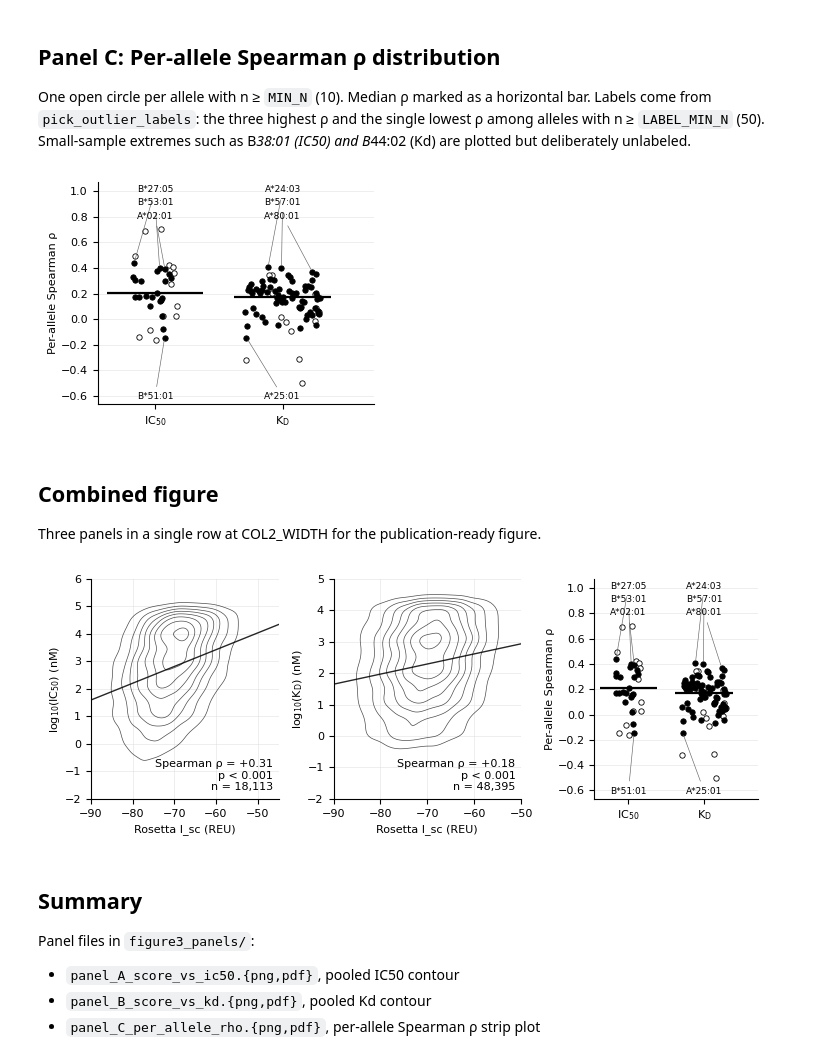
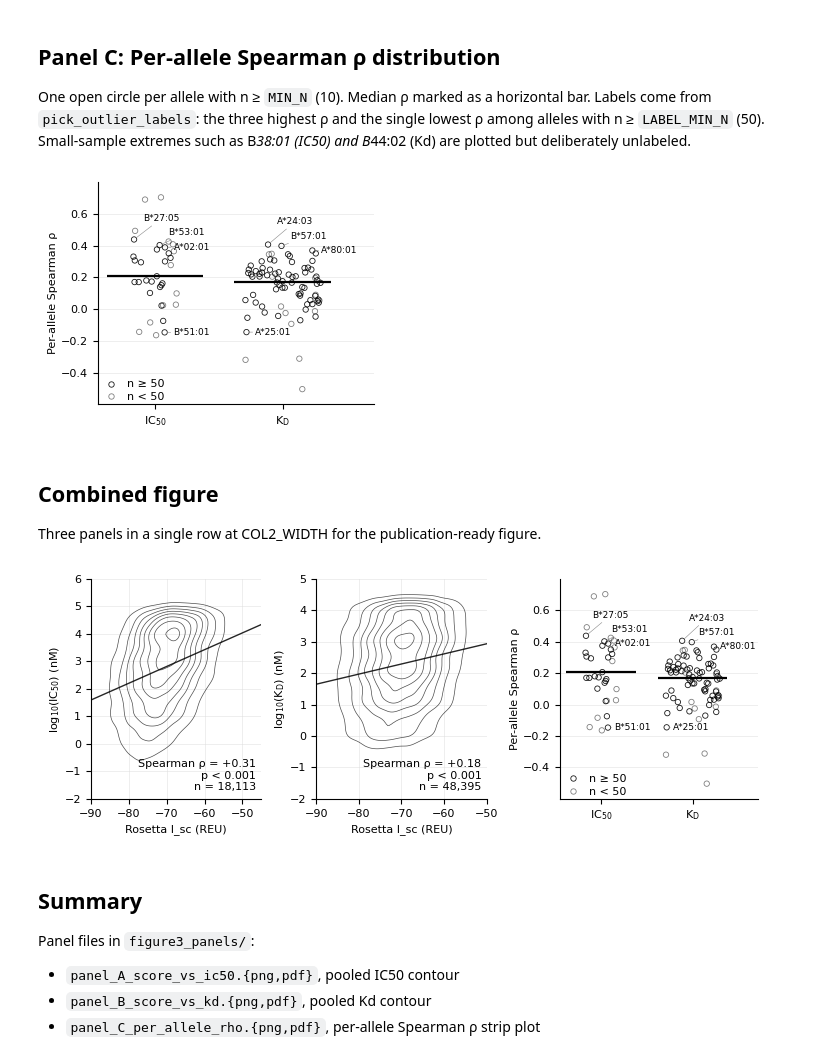
Before and after one commit to kunikohunter/PepBind3D, a Jupyter notebook: 06_figure3_panels.ipynb, the cells around one changed output. Drawn from its saved outputs; the diff is of its cells as text; code cells hidden in the pictures.

Commit message:
Rework the per-allele markers, labels and key

```diff
--- a/06_figure3_panels.ipynb
+++ b/06_figure3_panels.ipynb
@@ -393,6 +393,7 @@ def draw_per_allele(ax, ic50_a, kd_a, labels_by_metric=None, jitter_seed=0):
     LABEL_MIN_N = 50          # same threshold pick_outlier_labels uses
     MARKER_SIZE = 15
     MARKER_LW = 0.6
+    ALPHA_WELL, ALPHA_SMALL = 0.9, 0.5
 
     label_pts = {}
     for metric, frame in (('IC50', ic50_a), ('Kd', kd_a)):
@@ -402,15 +403,14 @@ def draw_per_allele(ax, ic50_a, kd_a, labels_by_metric=None, jitter_seed=0):
         rho_vals = frame['rho'].values
         x_vals = x_pos + jitter
 
-        # Fill, not tone: a grey outline is hard to see at print size, and the
-        # two weights made the markers look inconsistent. Solid vs hollow is
-        # the same ink and the same stroke for both.
+        # Outline only, separated by opacity. Solid fills merged into blobs
+        # wherever the cloud is dense, and a grey stroke was too faint to read.
         well = frame['n'].values >= LABEL_MIN_N
         ax.scatter(x_vals[~well], rho_vals[~well], s=MARKER_SIZE,
-                   facecolor='white', edgecolor='black',
+                   facecolor='none', edgecolor='black', alpha=ALPHA_SMALL,
                    linewidth=MARKER_LW, zorder=2)
         ax.scatter(x_vals[well], rho_vals[well], s=MARKER_SIZE,
-                   facecolor='black', edgecolor='black',
+                   facecolor='none', edgecolor='black', alpha=ALPHA_WELL,
                    linewidth=MARKER_LW, zorder=3)
 
         med = frame['rho'].median()
@@ -423,6 +423,18 @@ def draw_per_allele(ax, ic50_a, kd_a, labels_by_metric=None, jitter_seed=0):
                 label_pts.setdefault(metric, []).append(
                     {'allele': row['allele'], 'x': x_vals[pos], 'rho': row['rho']})
 
+    key = [Line2D([], [], marker='o', linestyle='none', markerfacecolor='none',
+                  markeredgecolor='black', alpha=ALPHA_WELL,
+                  markeredgewidth=MARKER_LW, markersize=3.9,
+                  label=f'n \u2265 {LABEL_MIN_N}'),
+           Line2D([], [], marker='o', linestyle='none', markerfacecolor='none',
+                  markeredgecolor='black', alpha=ALPHA_SMALL,
+                  markeredgewidth=MARKER_LW, markersize=3.9,
+                  label=f'n < {LABEL_MIN_N}')]
+    ax.legend(handles=key, loc='lower left', frameon=False,
+              fontsize=FONT_SIZE, handletextpad=0.4, labelspacing=0.25,
+              borderpad=0.1, borderaxespad=0.1)
+
     ax.set_xticks([0, 1])
     ax.set_xticklabels(['IC$_\\mathrm{50}$', 'K$_\\mathrm{D}$'])
     ax.set_xlim(-0.45, 1.72)   # room on the right for the labels
@@ -433,37 +445,28 @@ def draw_per_allele(ax, ic50_a, kd_a, labels_by_metric=None, jitter_seed=0):
     ax.yaxis.grid(True, color=GRID_GREY, linewidth=0.5, alpha=0.7)
     ax.set_axisbelow(True)
 
-    # Deterministic placement, not adjust_text. The solver put each label
-    # wherever it fit, which left some sitting against a marker that was not
-    # theirs and drew no leader line when it had not moved the text far. Here
-    # the positive labels stack in a band above their own column and the
-    # negative ones below it, and every label gets a line to its own marker.
+    # Labels sit beside their own marker. They are pushed apart vertically only
+    # as far as a collision requires, so the leader line is short or absent and
+    # it is obvious which marker each one belongs to. A band of labels across
+    # the top needed long lines that crossed the cloud.
     all_rho = np.concatenate([ic50_a['rho'].values, kd_a['rho'].values])
-    lo_r, hi_r = all_rho.min(), all_rho.max()
-    step = 0.085 * (hi_r - lo_r)
-    head = hi_r + 1.0 * step
-    foot = lo_r - 1.0 * step
-    arrow = dict(arrowstyle='-', color='#666666', lw=0.45, shrinkA=2, shrinkB=2)
+    span = all_rho.max() - all_rho.min()
+    gap = 0.075 * span          # minimum vertical separation between labels
+    dx = 0.07                   # horizontal offset from the marker
     for metric, pts in label_pts.items():
-        x_anchor = positions[metric]
-        pos_pts = sorted((p for p in pts if p['rho'] > 0), key=lambda d: -d['rho'])
-        neg_pts = sorted((p for p in pts if p['rho'] <= 0), key=lambda d: d['rho'])
-        for i, p in enumerate(pos_pts):
+        pts = sorted(pts, key=lambda d: d['rho'])
+        ys = [p['rho'] for p in pts]
+        # One pass upward, then clamp downward: enough for three labels.
+        for i in range(1, len(ys)):
+            if ys[i] - ys[i - 1] < gap:
+                ys[i] = ys[i - 1] + gap
+        for p, ty in zip(pts, ys):
             ax.annotate(p['allele'], xy=(p['x'], p['rho']),
-                        xytext=(x_anchor, head + (len(pos_pts) - 1 - i) * step),
-                        ha='center', va='center', fontsize=FONT_SIZE - 1.5,
-                        arrowprops=arrow, annotation_clip=False, zorder=6)
-        for i, p in enumerate(neg_pts):
-            ax.annotate(p['allele'], xy=(p['x'], p['rho']),
-                        xytext=(x_anchor, foot - i * step),
-                        ha='center', va='center', fontsize=FONT_SIZE - 1.5,
-                        arrowprops=arrow, annotation_clip=False, zorder=6)
-    n_up = max((len([p for p in v if p['rho'] > 0]) for v in label_pts.values()),
-               default=1)
-    n_dn = max((len([p for p in v if p['rho'] <= 0]) for v in label_pts.values()),
-               default=1)
-    ax.set_ylim(foot - (n_dn - 1) * step - 0.6 * step,
-                head + (n_up - 1) * step + 0.6 * step)
+                        xytext=(p['x'] + dx, ty), ha='left', va='center',
+                        fontsize=FONT_SIZE - 1.5, zorder=6,
+                        arrowprops=dict(arrowstyle='-', color='#888888',
+                                        lw=0.4, shrinkA=0, shrinkB=2))
+    ax.margins(y=0.08)
 
 
 fig, ax = plt.subplots(figsize=(COL1_WIDTH, 2.7))
@@ -473,7 +476,7 @@ fig.savefig(FIG_DIR / 'panel_C_per_allele_rho.png')
 fig.savefig(FIG_DIR / 'panel_C_per_allele_rho.pdf')
 plt.show()
 # %% [output]
-[figure, old version]
+[figure, new version]
 # %% [markdown]
 ## Combined figure
 
@@ -481,24 +484,24 @@ Three panels in a single row at COL2_WIDTH for the publication-ready figure.
 # %%
 fig = plt.figure(figsize=(COL2_WIDTH, 2.7), constrained_layout=True)
 # NOTE: constrained_layout manages spacing; do not pass wspace here.
-axes = fig.subplots(1, 3, gridspec_kw={'width_ratios': [2, 2, 1.75]})
+axes = fig.subplots(1, 3, gridspec_kw={'width_ratios': [1.8, 1.8, 2.1]})
 fig.set_constrained_layout_pads(w_pad=0.05, h_pad=0.05, wspace=0.05, hspace=0.0)
 
 draw_score_vs_affinity(axes[0], ic50_df, rho_ic50, p_ic50,
                        x_label=f'Rosetta {METRIC_LABEL} (REU)',
                        y_label='log$_{10}$(IC$_{50}$) (nM)',
                        xlim=IC50_XLIM, ylim=IC50_YLIM)
 draw_score_vs_affinity(axes[1], kd_df, rho_kd, p_kd,
                        x_label=f'Rosetta {METRIC_LABEL} (REU)',
                        y_label='log$_{10}$(K$_\\mathrm{D}$) (nM)',
                        xlim=KD_XLIM, ylim=KD_YLIM)
 draw_per_allele(axes[2], ic50_alleles, kd_alleles, labels_by_metric)
 
 fig.savefig(FIG_DIR / 'figure3_combined.png', dpi=1200)  # 1200 dpi is far above journal need
 fig.savefig(FIG_DIR / 'figure3_combined.pdf')
 plt.show()
 # %% [output]
-[figure, old version]
+[figure, new version]
 # %% [markdown]
 ## Summary
 
```
